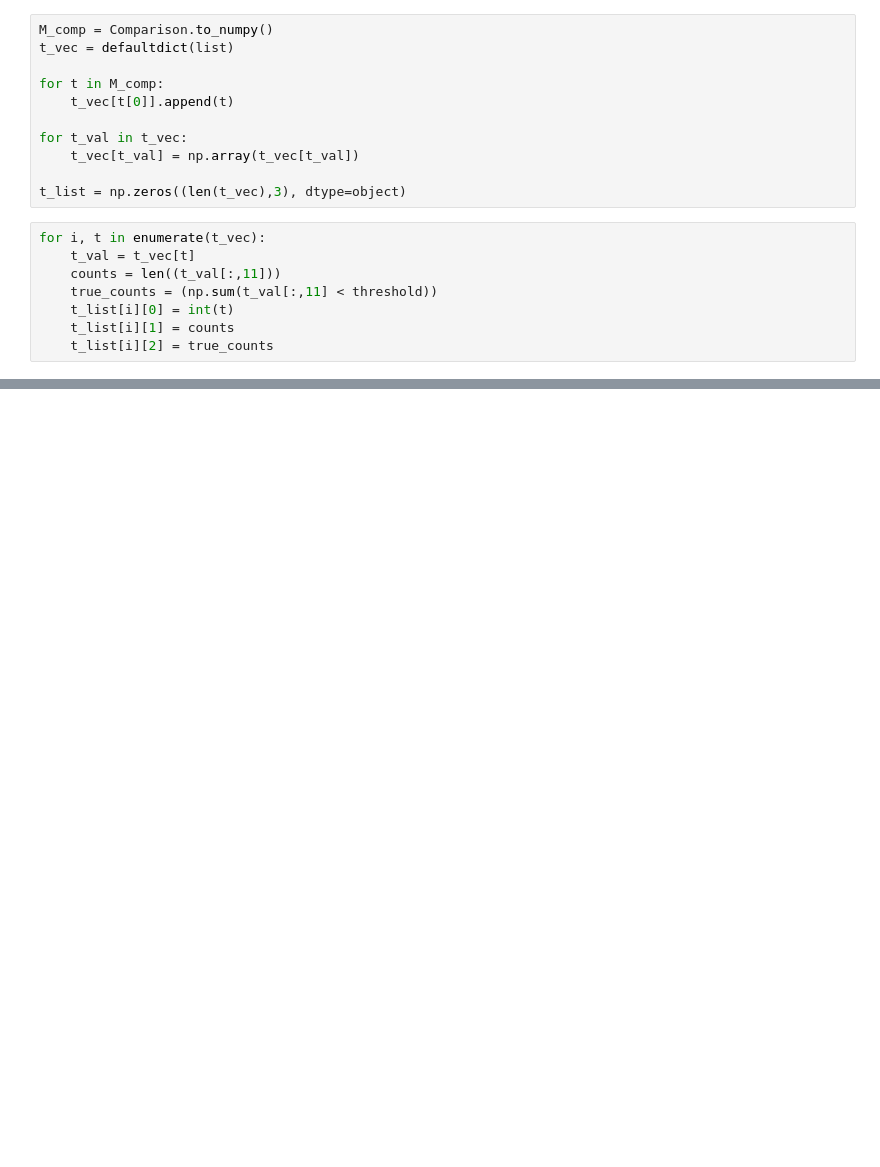
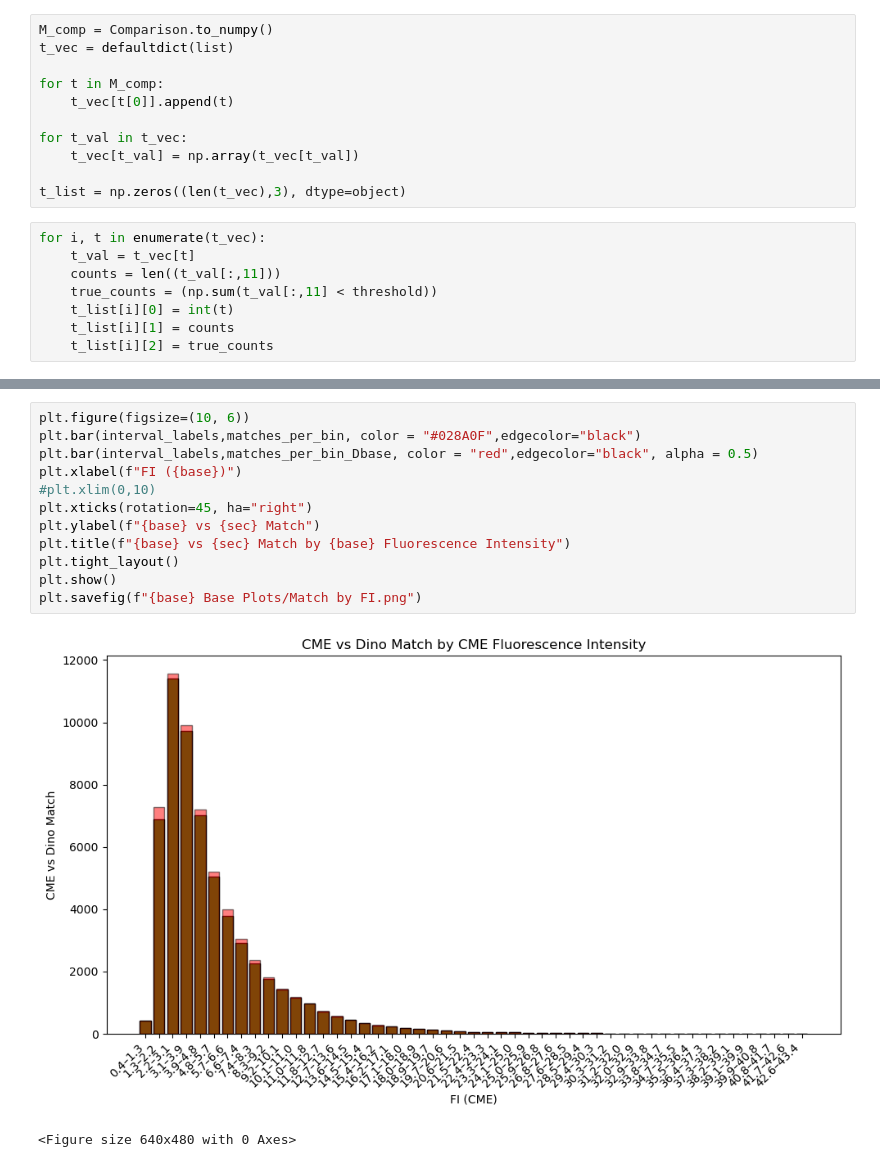
Before and after one commit to adamingemansson/tk, a Jupyter notebook: Comparison/Analysis/DetectionAnalysis.ipynb, the cells around one changed output, grey strips where cells are left out. Cells and saved outputs as stored; diff of their text form; blank space fills up the shorter version.

```diff
--- a/Comparison/Analysis/DetectionAnalysis.ipynb
+++ b/Comparison/Analysis/DetectionAnalysis.ipynb
@@ -69 +74,16 @@ plt.savefig(f"{base} Base Plots/Match by FI.png")
 <Figure size 640x480 with 0 Axes>
+# %%
+plt.figure(figsize=(10, 6))
+plt.bar(interval_labels,matches_per_bin, color = "#028A0F",edgecolor="black")
+plt.bar(interval_labels,matches_per_bin_Dbase, color = "red",edgecolor="black", alpha = 0.5)
+plt.xlabel(f"FI ({base})")
+#plt.xlim(0,10)
+plt.xticks(rotation=45, ha="right")
+plt.ylabel(f"{base} vs {sec} Match")
+plt.title(f"{base} vs {sec} Match by {base} Fluorescence Intensity")
+plt.tight_layout()
+plt.show()
+plt.savefig(f"{base} Base Plots/Match by FI.png")
+# %% [output]
+[figure, added]
+<Figure size 640x480 with 0 Axes>
```
Also changed, not shown: parts of 4 cells of this notebook.
